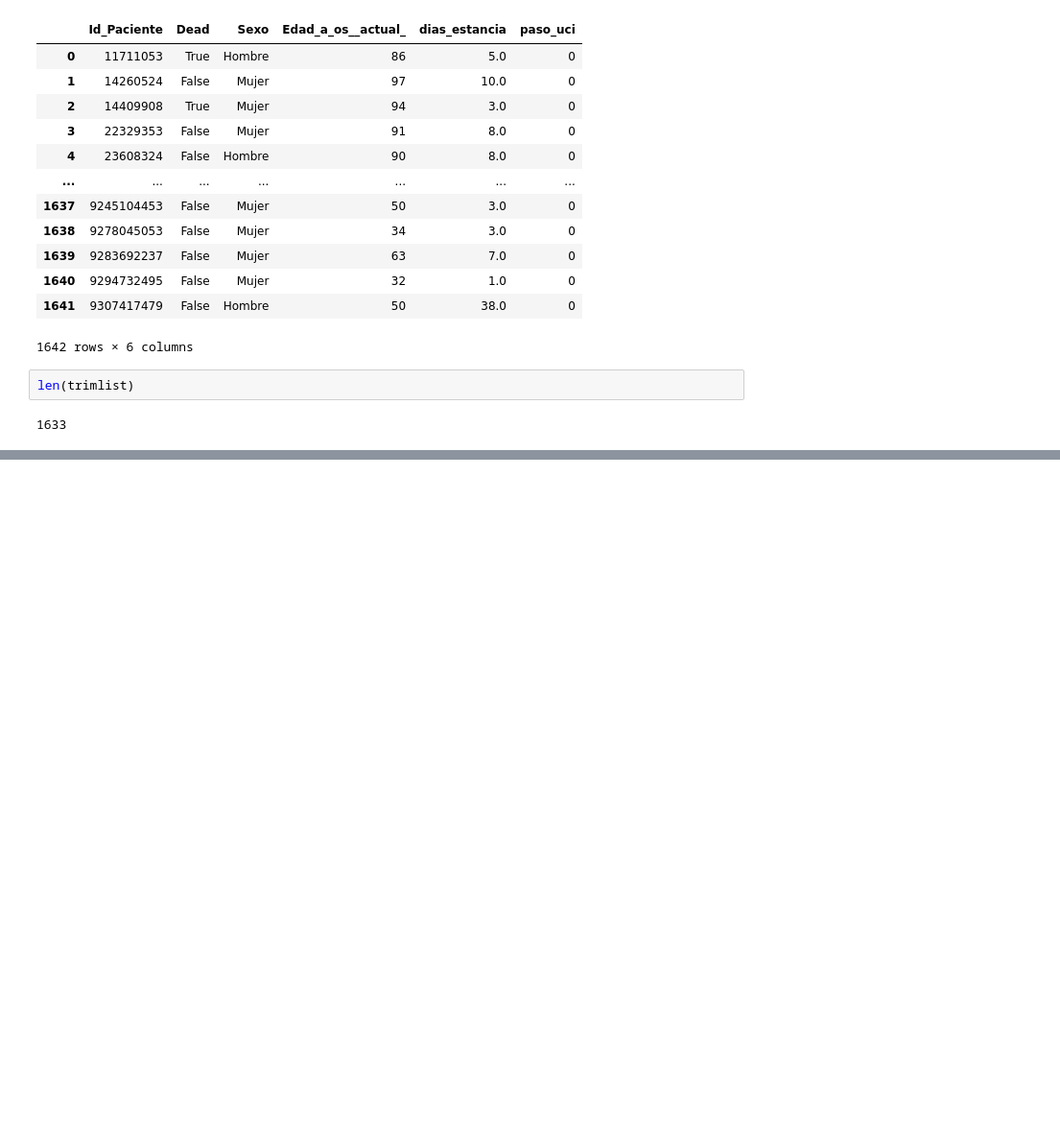
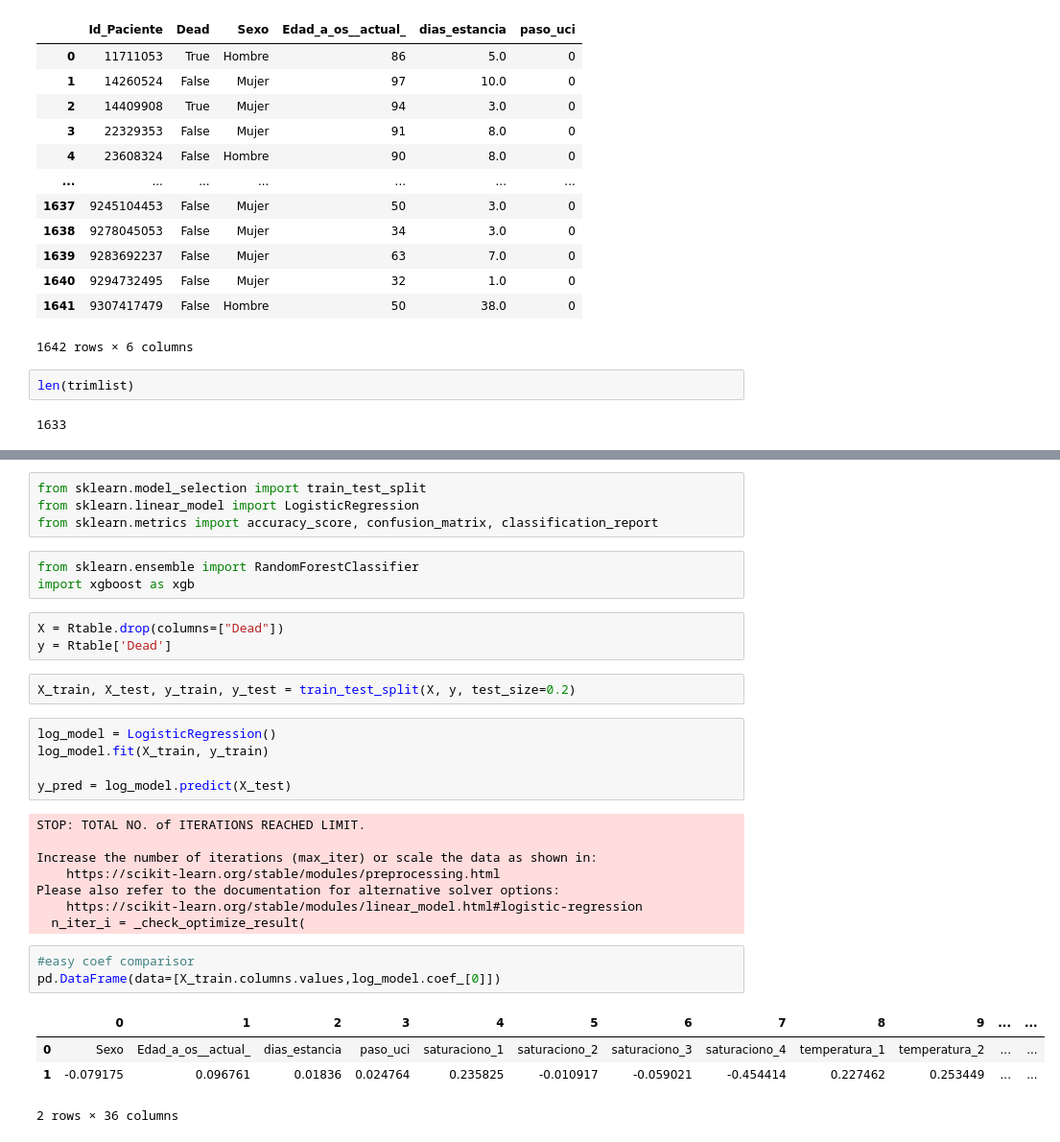
Before and after one commit to sergio-qp/TFM-covid, a Jupyter notebook: tfm_regressions.ipynb, the cells around one changed output, grey strips where cells are left out. Shown at 96% size. Drawn from its saved outputs; the diff is of its cells as text; blank space fills up the shorter version.

```diff
--- a/tfm_regressions.ipynb
+++ b/tfm_regressions.ipynb
@@ -204,0 +251,33 @@ Rtable
+# %%
+from sklearn.model_selection import train_test_split
+from sklearn.linear_model import LogisticRegression
+from sklearn.metrics import accuracy_score, confusion_matrix, classification_report
+# %%
+from sklearn.ensemble import RandomForestClassifier
+import xgboost as xgb
+# %%
+X = Rtable.drop(columns=["Dead"])
+y = Rtable['Dead']
+# %%
+X_train, X_test, y_train, y_test = train_test_split(X, y, test_size=0.2)
+# %%
+log_model = LogisticRegression()
+log_model.fit(X_train, y_train)
+
+y_pred = log_model.predict(X_test)
+# %% [output]
+STOP: TOTAL NO. of ITERATIONS REACHED LIMIT.
+
+Increase the number of iterations (max_iter) or scale the data as shown in:
+    https://scikit-learn.org/stable/modules/preprocessing.html
+Please also refer to the documentation for alternative solver options:
+    https://scikit-learn.org/stable/modules/linear_model.html#logistic-regression
+  n_iter_i = _check_optimize_result(
+# %%
+#easy coef comparisor
+pd.DataFrame(data=[X_train.columns.values,log_model.coef_[0]])
+# %% [output]
+|  | 0 | 1 | 2 | 3 | 4 | 5 | 6 | 7 | 8 | 9 | ... | ... |
+| 0 | Sexo | Edad_a_os__actual_ | dias_estancia | paso_uci | saturaciono_1 | saturaciono_2 | saturaciono_3 | saturaciono_4 | temperatura_1 | temperatura_2 | ... | ... |
+| 1 | -0.079175 | 0.096761 | 0.01836 | 0.024764 | 0.235825 | -0.010917 | -0.059021 | -0.454414 | 0.227462 | 0.253449 | ... | ... |
+2 rows × 36 columns
```
Also changed, not shown: parts of 18 cells of this notebook.
